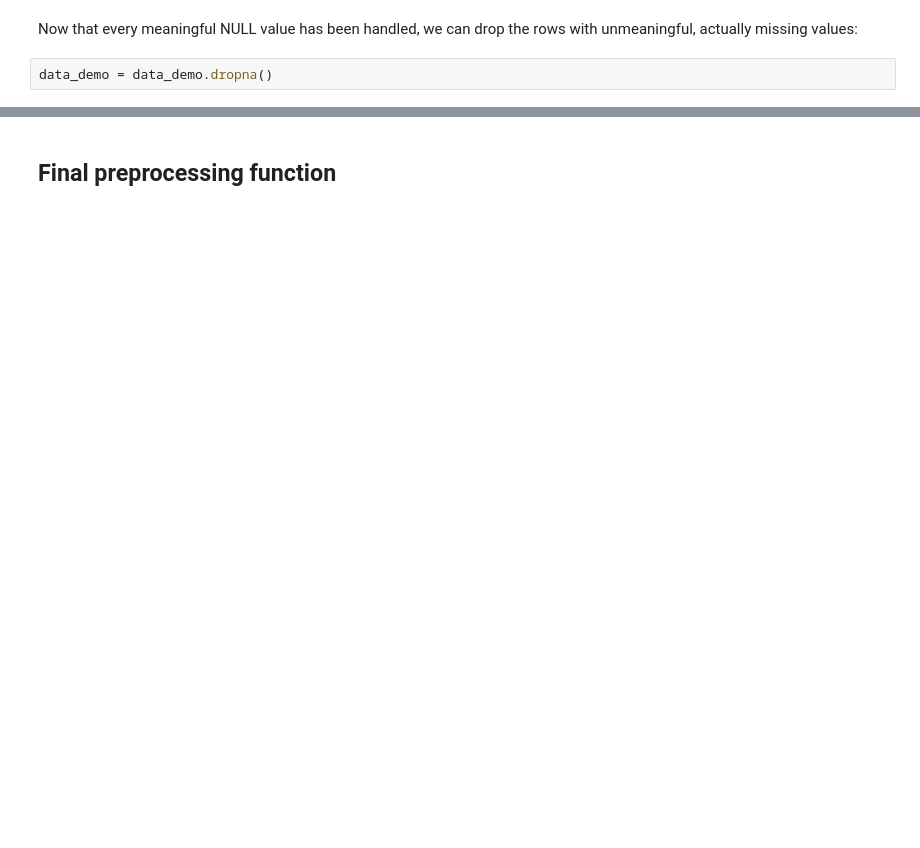
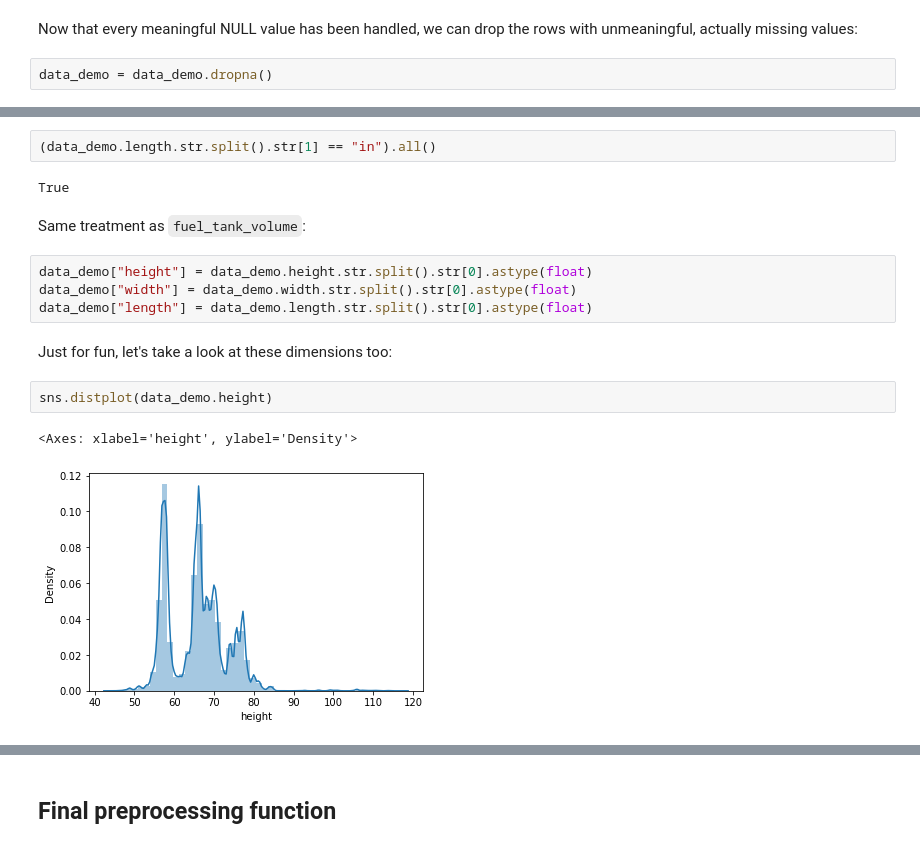
Before and after one commit to zouruomu/CarMin, a Jupyter notebook: Data1/Data1_Preprocessing.ipynb, the cells around one changed output, grey strips where cells are left out. Cells and saved outputs as stored; diff of their text form; blank space fills up the shorter version.

```diff
--- a/Data1/Data1_Preprocessing.ipynb
+++ b/Data1/Data1_Preprocessing.ipynb
@@ -194,0 +368,17 @@ TODO:
+# %%
+(data_demo.length.str.split().str[1] == "in").all()
+# %% [output]
+True
+# %% [markdown]
+Same treatment as `fuel_tank_volume`:
+# %%
+data_demo["height"] = data_demo.height.str.split().str[0].astype(float)
+data_demo["width"] = data_demo.width.str.split().str[0].astype(float)
+data_demo["length"] = data_demo.length.str.split().str[0].astype(float)
+# %% [markdown]
+Just for fun, let's take a look at these dimensions too:
+# %%
+sns.distplot(data_demo.height)
+# %% [output]
+<Axes: xlabel='height', ylabel='Density'>
+[figure, added]
```
Also changed, not shown: parts of 202 cells of this notebook, 8 other files.
